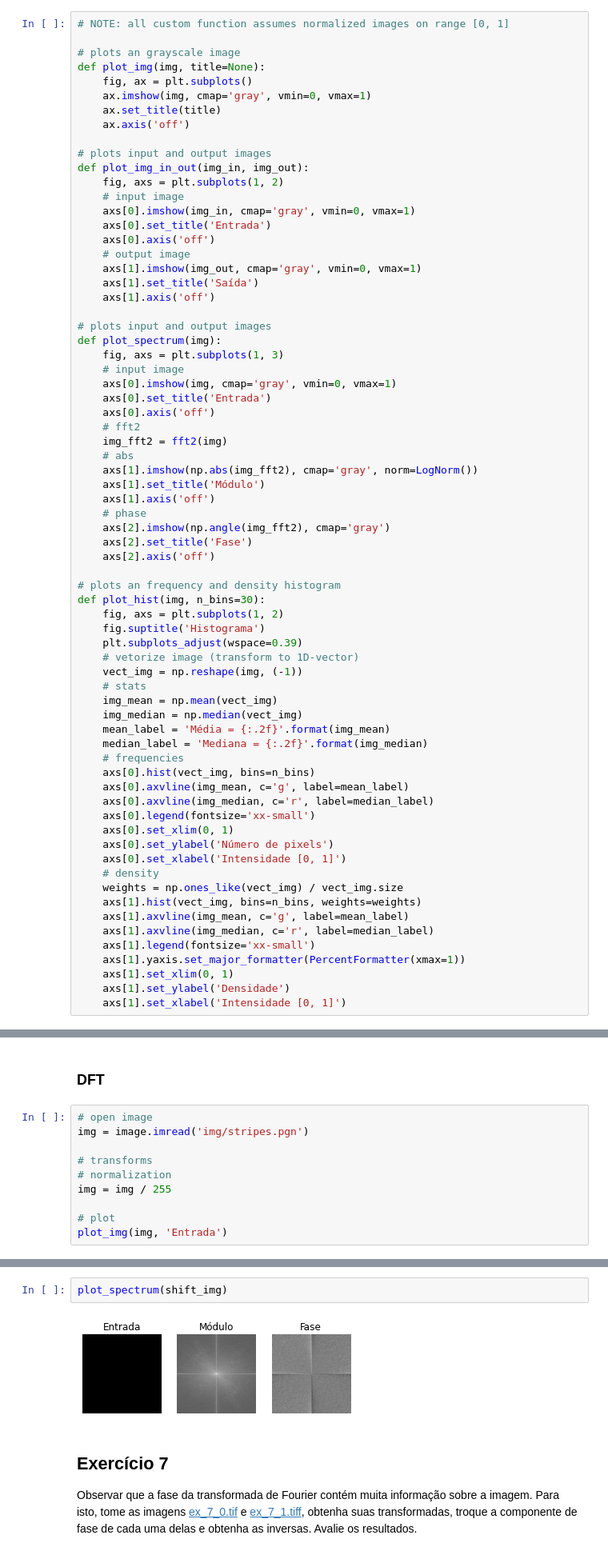
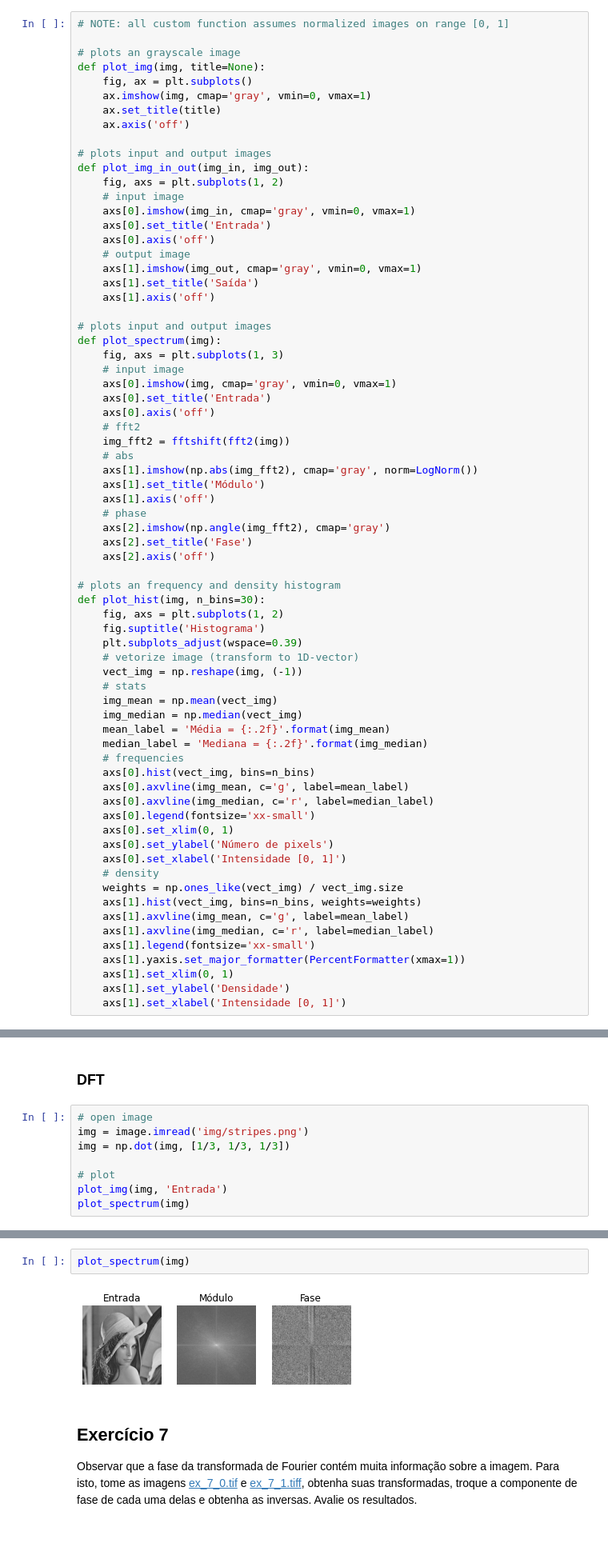
Before and after one commit to gabrielcbenedito/pdi, a Jupyter notebook: lista_1.ipynb, the cells around one changed output, grey strips where cells are left out. Shown at 80% size. Drawn from its saved outputs; the diff is of its cells as text.

```diff
--- a/lista_1.ipynb
+++ b/lista_1.ipynb
@@ -52,7 +52,7 @@ def plot_spectrum(img):
     axs[0].set_title('Entrada')
     axs[0].axis('off')
     # fft2
-    img_fft2 = fft2(img)
+    img_fft2 = fftshift(fft2(img))
     # abs
     axs[1].imshow(np.abs(img_fft2), cmap='gray', norm=LogNorm())
     axs[1].set_title('Módulo')
@@ -437,11 +435,9 @@ plot_img(plot_shift_img, 'Deslocamento')
 ### DFT
 # %%
 # open image
-img = image.imread('img/stripes.pgn')
-
-# transforms
-# normalization
-img = img / 255
+img = image.imread('img/stripes.png')
+img = np.dot(img, [1/3, 1/3, 1/3])
 
 # plot
 plot_img(img, 'Entrada')
+plot_spectrum(img)
@@ -448,7 +447,7 @@ plot_img(img, 'Entrada')
 # %%
-plot_spectrum(shift_img)
+plot_spectrum(img)
 # %% [output]
-[figure, old version]
+[figure, new version]
 # %% [markdown]
 ## Exercício 7
 
```
Also changed, not shown: parts of 2 cells of this notebook.
